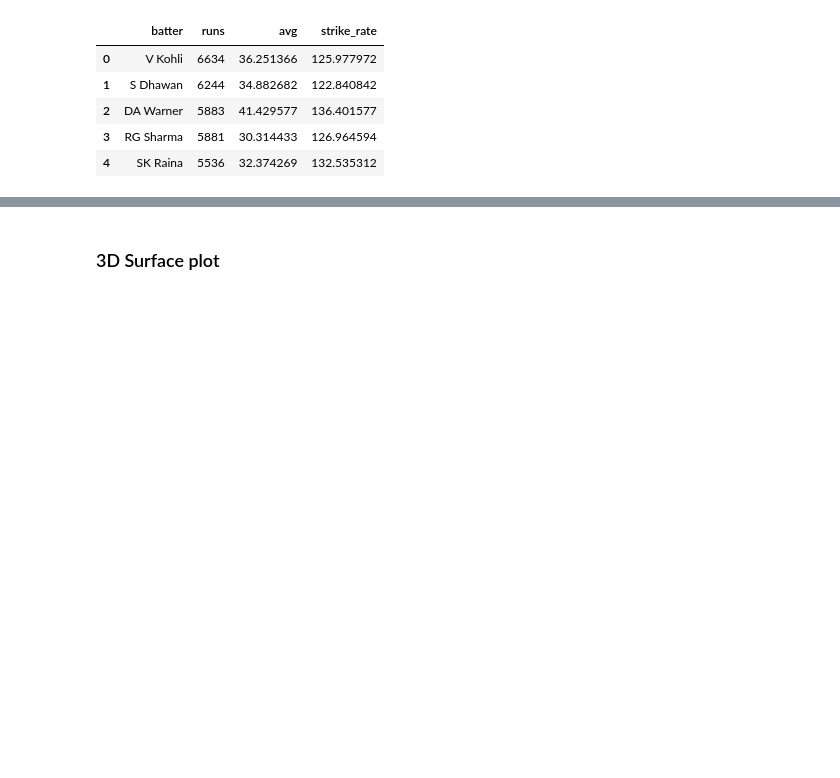
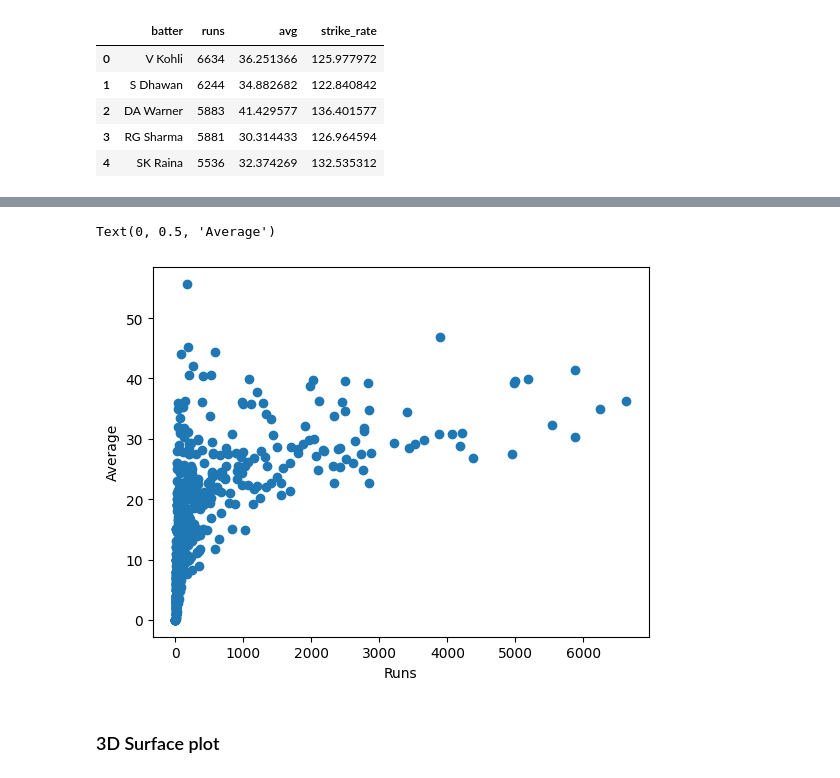
Before and after one commit to NeeleshRanpuriya/Data-Science-Series, a Jupyter notebook: Matplotlib/Matplotlib_Day2.ipynb, the cells around one changed output, grey strips where cells are left out. Cells and saved outputs as stored; diff of their text form; code cells hidden in the pictures; blank space fills up the shorter version.

```diff
--- a/Matplotlib/Matplotlib_Day2.ipynb
+++ b/Matplotlib/Matplotlib_Day2.ipynb
@@ -165,3 +165,14 @@ ax.plot3D(1200,30,120,'ro')
+# %%
+fig=plt.figure()
+ax=fig.add_subplot()
+ax.scatter(batter['runs'], batter['avg'])
+ax.set_xlabel('Runs')
+ax.set_ylabel('Average')
+# ax.set_zlabel('Strike Rate')
+# ax.plot3D(1200,30,120,'ro')
+# %% [output]
+Text(0, 0.5, 'Average')
+[figure, added]
 # %% [markdown]
 ### 3D Surface plot
 # %%
```
Also changed, not shown: parts of 11 cells of this notebook, 4 other files.
